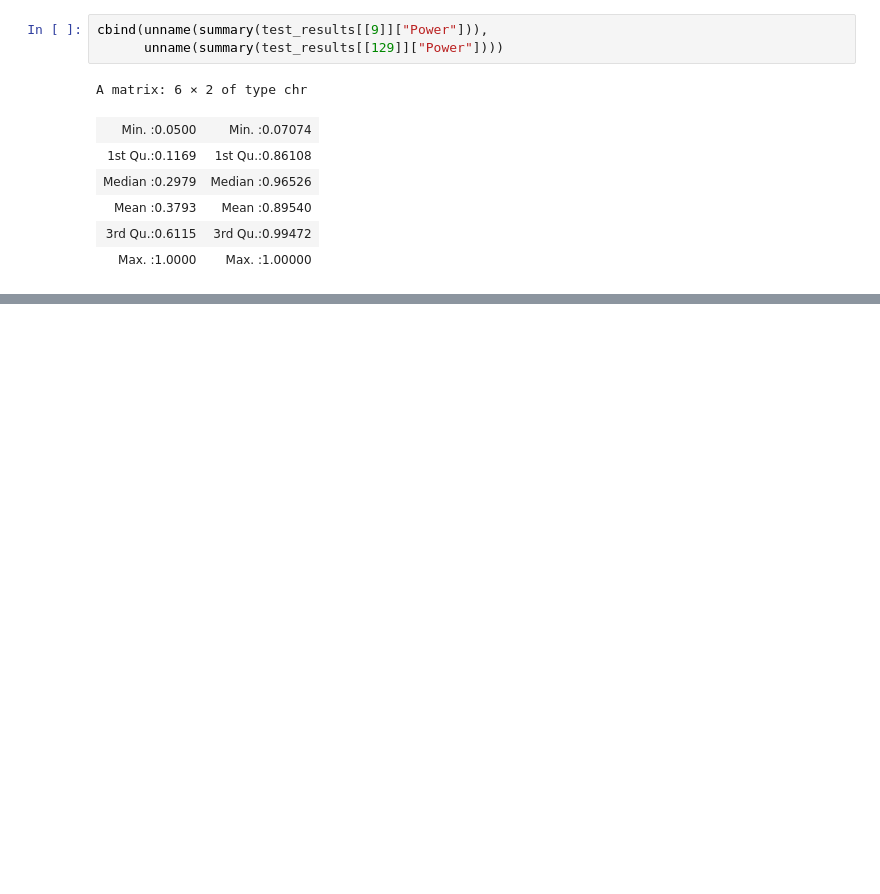
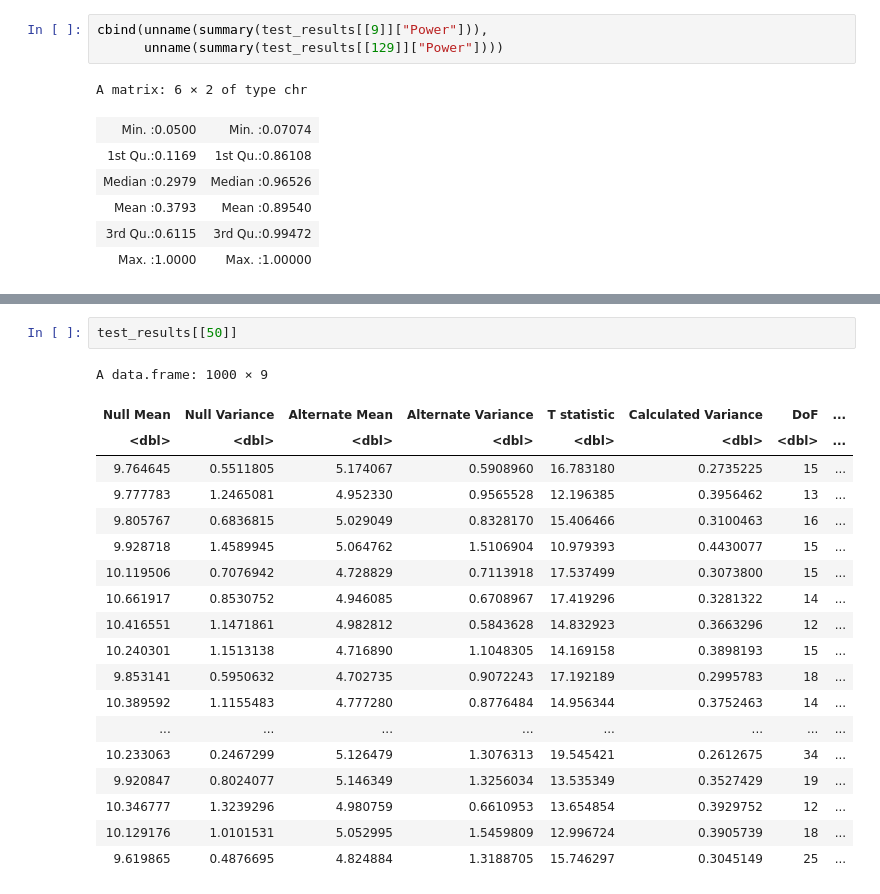
Before and after one commit to hkopanski/502_final_project, a Jupyter notebook: 502_Project.ipynb, the cells around one changed output, grey strips where cells are left out. Cells and saved outputs as stored; diff of their text form; blank space fills up the shorter version.

```diff
--- a/502_Project.ipynb
+++ b/502_Project.ipynb
@@ -1037,0 +1108,22 @@ summary(test_results[[9]]["Power"])
+# %%
+test_results[[50]]
+# %% [output]
+A data.frame: 1000 × 9
+| Null Mean | Null Variance | Alternate Mean | Alternate Variance | T statistic | Calculated Variance | DoF | ... |
+| <dbl> | <dbl> | <dbl> | <dbl> | <dbl> | <dbl> | <dbl> | ... |
+| 9.764645 | 0.5511805 | 5.174067 | 0.5908960 | 16.783180 | 0.2735225 | 15 | ... |
+| 9.777783 | 1.2465081 | 4.952330 | 0.9565528 | 12.196385 | 0.3956462 | 13 | ... |
+| 9.805767 | 0.6836815 | 5.029049 | 0.8328170 | 15.406466 | 0.3100463 | 16 | ... |
+| 9.928718 | 1.4589945 | 5.064762 | 1.5106904 | 10.979393 | 0.4430077 | 15 | ... |
+| 10.119506 | 0.7076942 | 4.728829 | 0.7113918 | 17.537499 | 0.3073800 | 15 | ... |
+| 10.661917 | 0.8530752 | 4.946085 | 0.6708967 | 17.419296 | 0.3281322 | 14 | ... |
+| 10.416551 | 1.1471861 | 4.982812 | 0.5843628 | 14.832923 | 0.3663296 | 12 | ... |
+| 10.240301 | 1.1513138 | 4.716890 | 1.1048305 | 14.169158 | 0.3898193 | 15 | ... |
+| 9.853141 | 0.5950632 | 4.702735 | 0.9072243 | 17.192189 | 0.2995783 | 18 | ... |
+| 10.389592 | 1.1155483 | 4.777280 | 0.8776484 | 14.956344 | 0.3752463 | 14 | ... |
+| ... | ... | ... | ... | ... | ... | ... | ... |
+| 10.233063 | 0.2467299 | 5.126479 | 1.3076313 | 19.545421 | 0.2612675 | 34 | ... |
+| 9.920847 | 0.8024077 | 5.146349 | 1.3256034 | 13.535349 | 0.3527429 | 19 | ... |
+| 10.346777 | 1.3239296 | 4.980759 | 0.6610953 | 13.654854 | 0.3929752 | 12 | ... |
+| 10.129176 | 1.0101531 | 5.052995 | 1.5459809 | 12.996724 | 0.3905739 | 18 | ... |
+| 9.619865 | 0.4876695 | 4.824884 | 1.3188705 | 15.746297 | 0.3045149 | 25 | ... |
```
Also changed, not shown: parts of 7 cells of this notebook, 2 other files.
